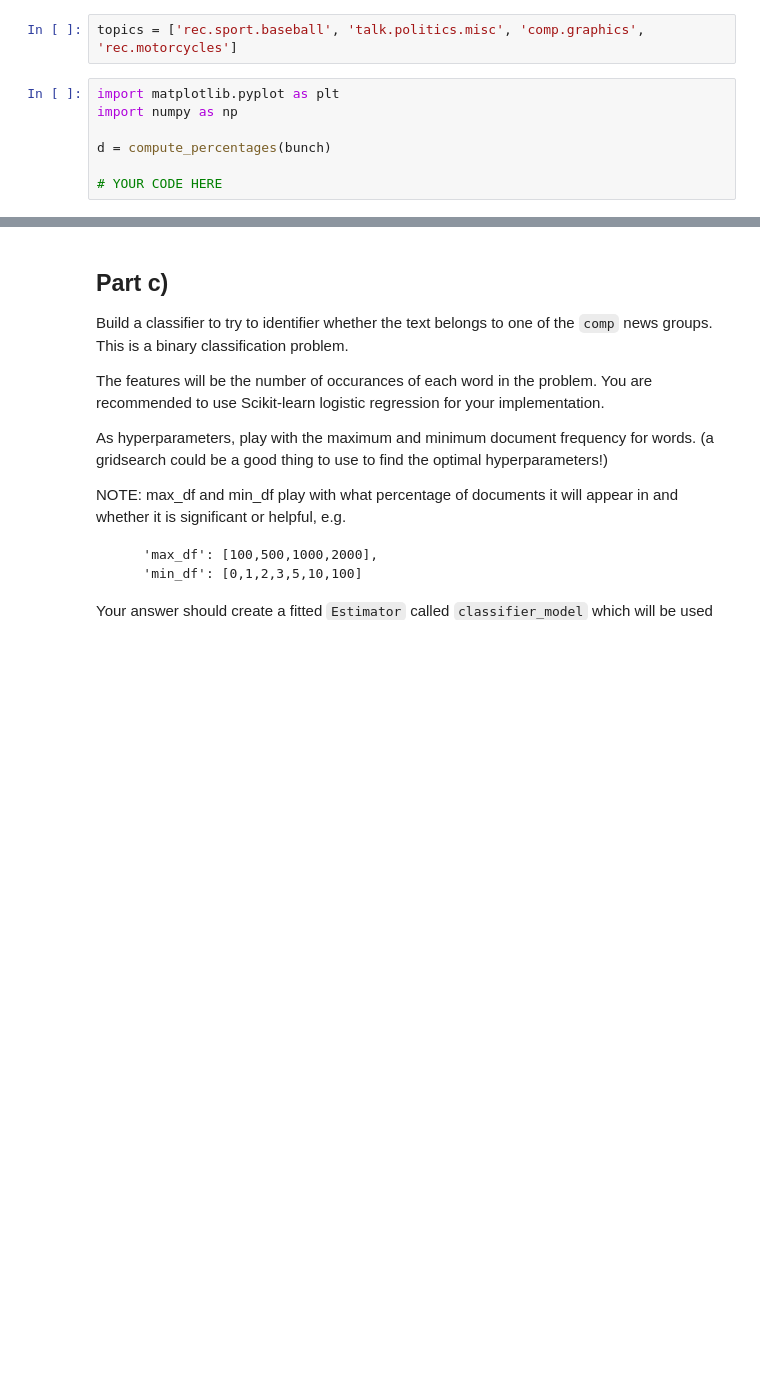
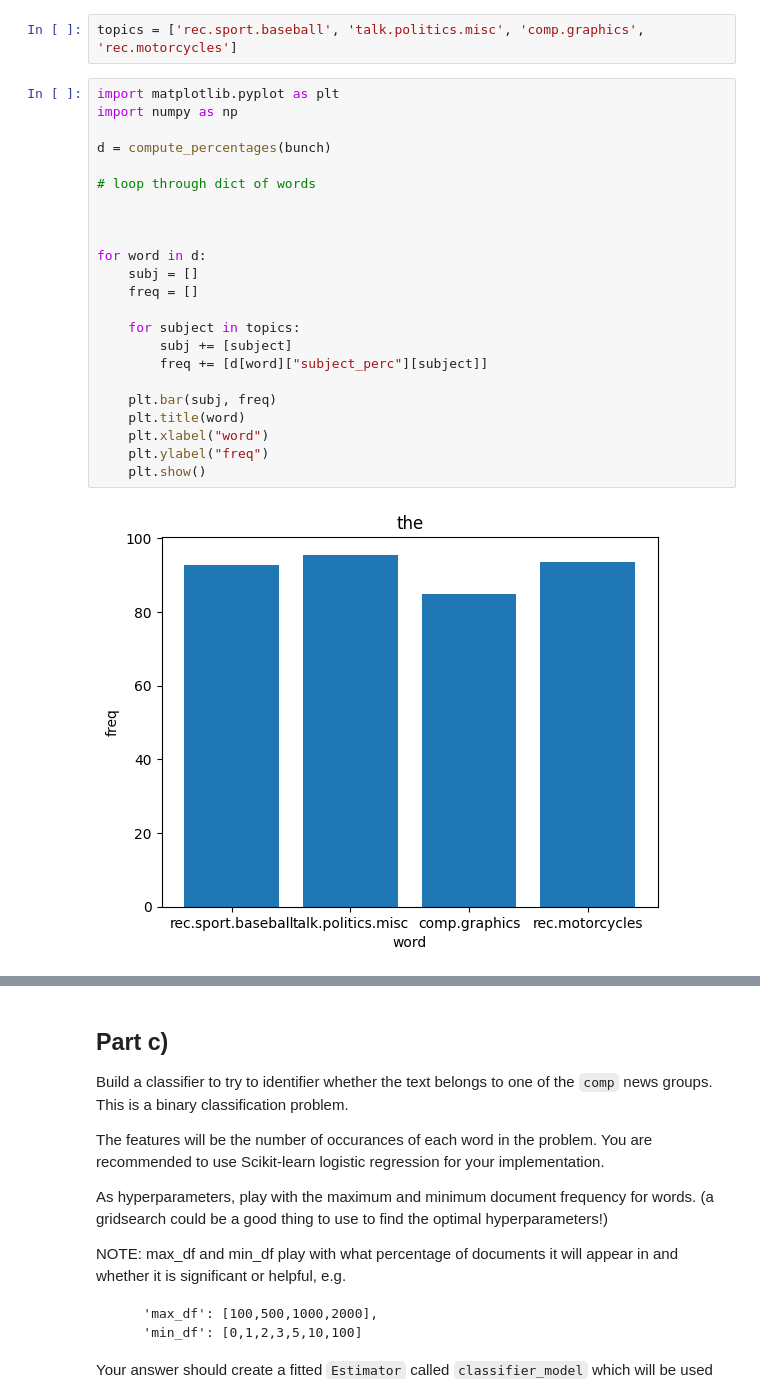
Before and after one commit to buchbindern/CreditCardFraudDetection, a Jupyter notebook: notebooks/ProblemSet-04-ScikitNLP.ipynb, the cells around one changed output, grey strips where cells are left out. Cells and saved outputs as stored; diff of their text form; blank space fills up the shorter version.

```diff
--- a/notebooks/ProblemSet-04-ScikitNLP.ipynb
+++ b/notebooks/ProblemSet-04-ScikitNLP.ipynb
@@ -127,7 +146,25 @@ topics = ['rec.sport.baseball', 'talk.politics.misc', 'comp.graphics', 'rec.moto
 # %%
 import matplotlib.pyplot as plt
 import numpy as np
 
 d = compute_percentages(bunch)
 
-# YOUR CODE HERE
+# loop through dict of words
+
+
+
+for word in d:
+    subj = []
+    freq = []
+
+    for subject in topics:
+        subj += [subject]
+        freq += [d[word]["subject_perc"][subject]]
+
+    plt.bar(subj, freq)
+    plt.title(word)
+    plt.xlabel("word")
+    plt.ylabel("freq")
+    plt.show()
+# %% [output]
+[figure, added]
```
Also changed, not shown: parts of 3 cells of this notebook.
